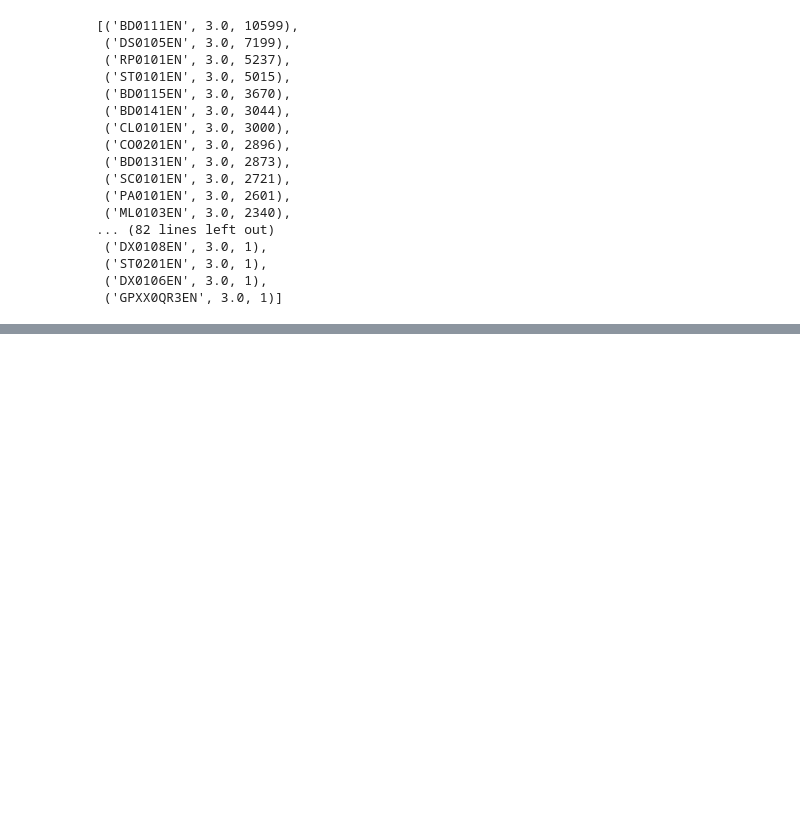
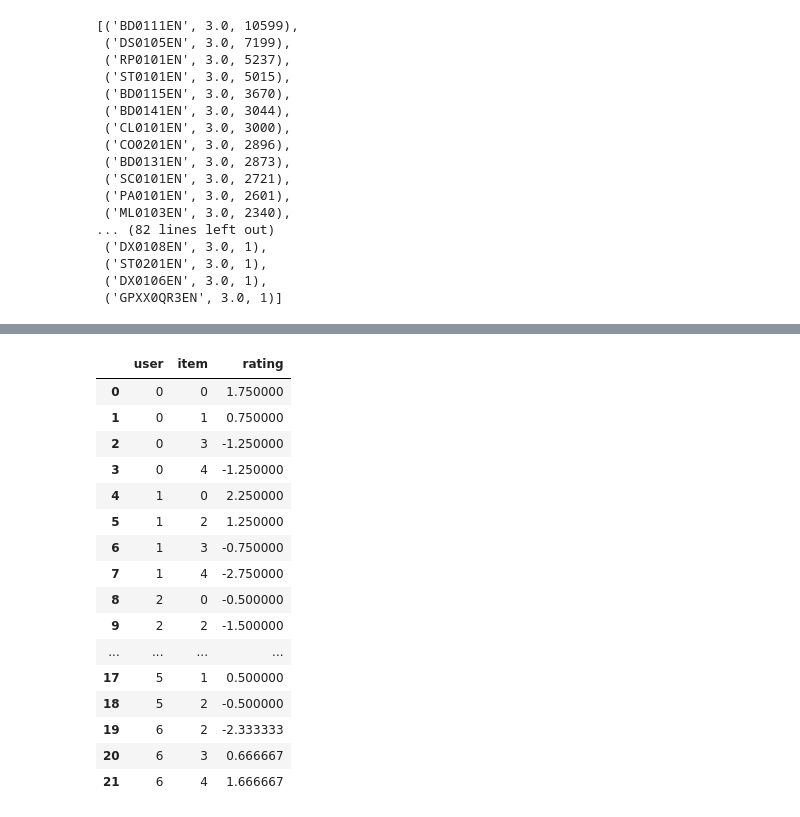
Before and after one commit to justHman/AIL, a Jupyter notebook: nb_main.ipynb, the cells around one changed output, grey strips where cells are left out. Cells and saved outputs as stored; diff of their text form; code cells hidden in the pictures; blank space fills up the shorter version.

```diff
--- a/nb_main.ipynb
+++ b/nb_main.ipynb
@@ -94,3 +94,8 @@ item_scores
  ('ST0201EN', 3.0, 1),
  ('DX0106EN', 3.0, 1),
  ('GPXX0QR3EN', 3.0, 1)]
+# %%
+r_cols = ['user', 'item', 'rating']
+df = pd.read_csv('data\ex.dat', sep = ' ', names = r_cols, encoding='latin-1')
+mean_ratings = df.groupby('user')['rating'].mean()
+mean_ratings
@@ -96,0 +112,22 @@ item_scores
+# %%
+df1 = df.copy()
+df1['rating'] = df.apply(lambda row: row['rating'] - mean_ratings[row['user']], axis=1)
+df1
+# %% [output]
+|  | user | item | rating |
+| 0 | 0 | 0 | 1.750000 |
+| 1 | 0 | 1 | 0.750000 |
+| 2 | 0 | 3 | -1.250000 |
+| 3 | 0 | 4 | -1.250000 |
+| 4 | 1 | 0 | 2.250000 |
+| 5 | 1 | 2 | 1.250000 |
+| 6 | 1 | 3 | -0.750000 |
+| 7 | 1 | 4 | -2.750000 |
+| 8 | 2 | 0 | -0.500000 |
+| 9 | 2 | 2 | -1.500000 |
+| ... | ... | ... | ... |
+| 17 | 5 | 1 | 0.500000 |
+| 18 | 5 | 2 | -0.500000 |
+| 19 | 6 | 2 | -2.333333 |
+| 20 | 6 | 3 | 0.666667 |
+| 21 | 6 | 4 | 1.666667 |
```
Also changed, not shown: parts of 6 cells of this notebook, 5 other files.
